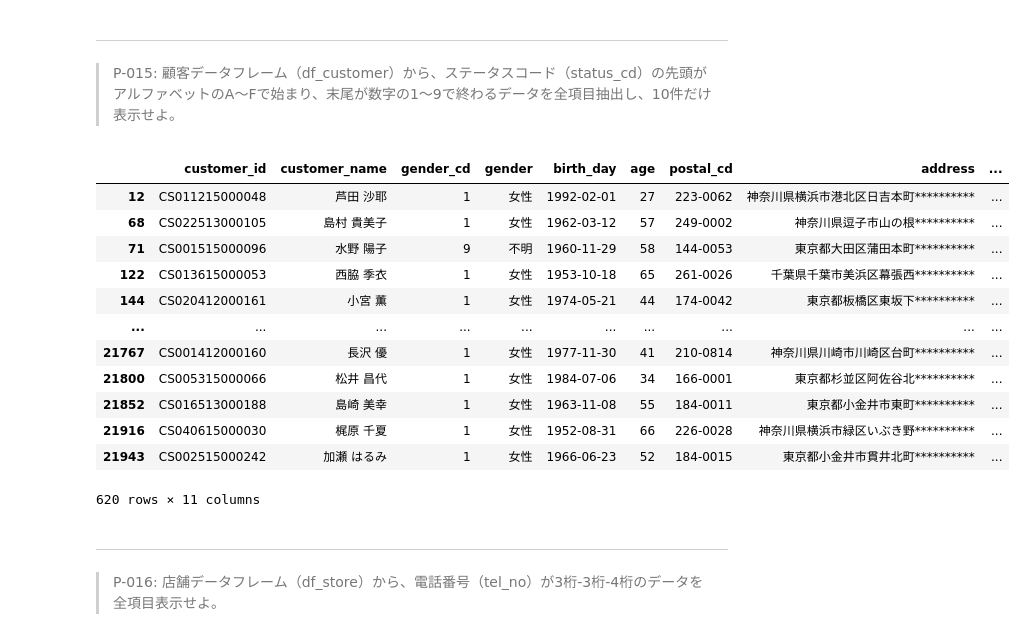
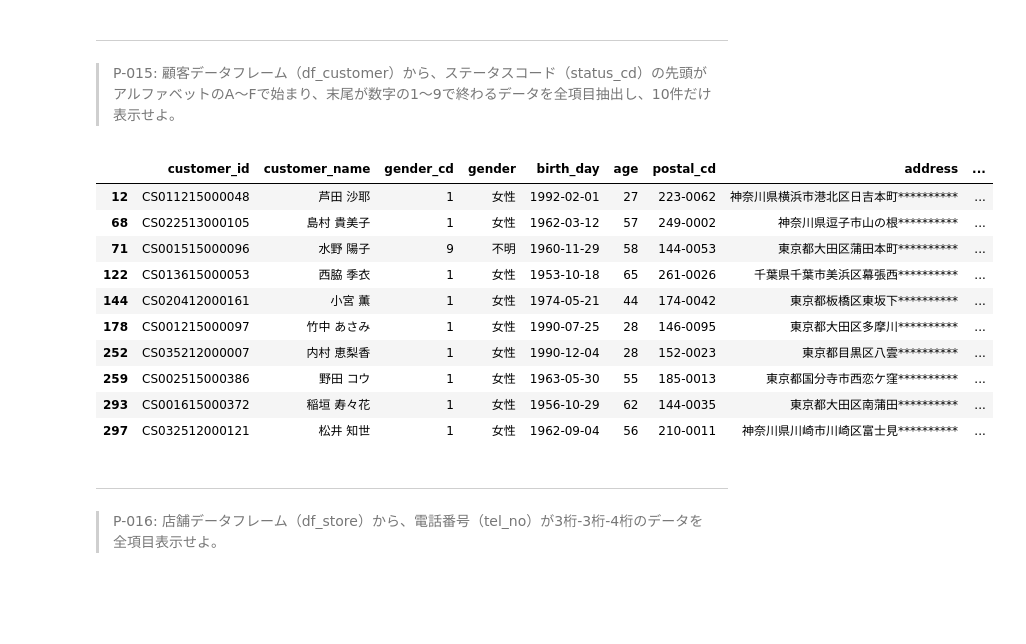
Before and after one commit to shgtkshruch/100knocks-preprocess, a Jupyter notebook: docker/work/preprocess_knock_Python.ipynb, the cells around one changed output. Cells and saved outputs as stored; diff of their text form; code cells hidden in the pictures; blank space fills up the shorter version.

```diff
--- a/docker/work/preprocess_knock_Python.ipynb
+++ b/docker/work/preprocess_knock_Python.ipynb
@@ -308,21 +308,19 @@ df_customer.query("status_cd.str.contains('[1-9]$', regex=True)", engine='python
 ---
 > P-015: 顧客データフレーム（df_customer）から、ステータスコード（status_cd）の先頭がアルファベットのA〜Fで始まり、末尾が数字の1〜9で終わるデータを全項目抽出し、10件だけ表示せよ。
 # %%
-df_customer.query("status_cd.str.contains('^[A-F].*[1-9]$', regex=True)", engine='python')
+df_customer.query("status_cd.str.contains('^[A-F].*[1-9]$', regex=True)", engine='python').head(10)
 # %% [output]
 |  | customer_id | customer_name | gender_cd | gender | birth_day | age | postal_cd | address | ... |
 | 12 | CS011215000048 | 芦田 沙耶 | 1 | 女性 | 1992-02-01 | 27 | 223-0062 | 神奈川県横浜市港北区日吉本町********** | ... |
 | 68 | CS022513000105 | 島村 貴美子 | 1 | 女性 | 1962-03-12 | 57 | 249-0002 | 神奈川県逗子市山の根********** | ... |
 | 71 | CS001515000096 | 水野 陽子 | 9 | 不明 | 1960-11-29 | 58 | 144-0053 | 東京都大田区蒲田本町********** | ... |
 | 122 | CS013615000053 | 西脇 季衣 | 1 | 女性 | 1953-10-18 | 65 | 261-0026 | 千葉県千葉市美浜区幕張西********** | ... |
 | 144 | CS020412000161 | 小宮 薫 | 1 | 女性 | 1974-05-21 | 44 | 174-0042 | 東京都板橋区東坂下********** | ... |
-| ... | ... | ... | ... | ... | ... | ... | ... | ... | ... |
-| 21767 | CS001412000160 | 長沢 優 | 1 | 女性 | 1977-11-30 | 41 | 210-0814 | 神奈川県川崎市川崎区台町********** | ... |
-| 21800 | CS005315000066 | 松井 昌代 | 1 | 女性 | 1984-07-06 | 34 | 166-0001 | 東京都杉並区阿佐谷北********** | ... |
-| 21852 | CS016513000188 | 島崎 美幸 | 1 | 女性 | 1963-11-08 | 55 | 184-0011 | 東京都小金井市東町********** | ... |
-| 21916 | CS040615000030 | 梶原 千夏 | 1 | 女性 | 1952-08-31 | 66 | 226-0028 | 神奈川県横浜市緑区いぶき野********** | ... |
-| 21943 | CS002515000242 | 加瀬 はるみ | 1 | 女性 | 1966-06-23 | 52 | 184-0015 | 東京都小金井市貫井北町********** | ... |
+| 178 | CS001215000097 | 竹中 あさみ | 1 | 女性 | 1990-07-25 | 28 | 146-0095 | 東京都大田区多摩川********** | ... |
+| 252 | CS035212000007 | 内村 恵梨香 | 1 | 女性 | 1990-12-04 | 28 | 152-0023 | 東京都目黒区八雲********** | ... |
+| 259 | CS002515000386 | 野田 コウ | 1 | 女性 | 1963-05-30 | 55 | 185-0013 | 東京都国分寺市西恋ケ窪********** | ... |
+| 293 | CS001615000372 | 稲垣 寿々花 | 1 | 女性 | 1956-10-29 | 62 | 144-0035 | 東京都大田区南蒲田********** | ... |
+| 297 | CS032512000121 | 松井 知世 | 1 | 女性 | 1962-09-04 | 56 | 210-0011 | 神奈川県川崎市川崎区富士見********** | ... |
-620 rows × 11 columns
 # %% [markdown]
 ---
 > P-016: 店舗データフレーム（df_store）から、電話番号（tel_no）が3桁-3桁-4桁のデータを全項目表示せよ。
```
Also changed, not shown: parts of 1 cell of this notebook.
